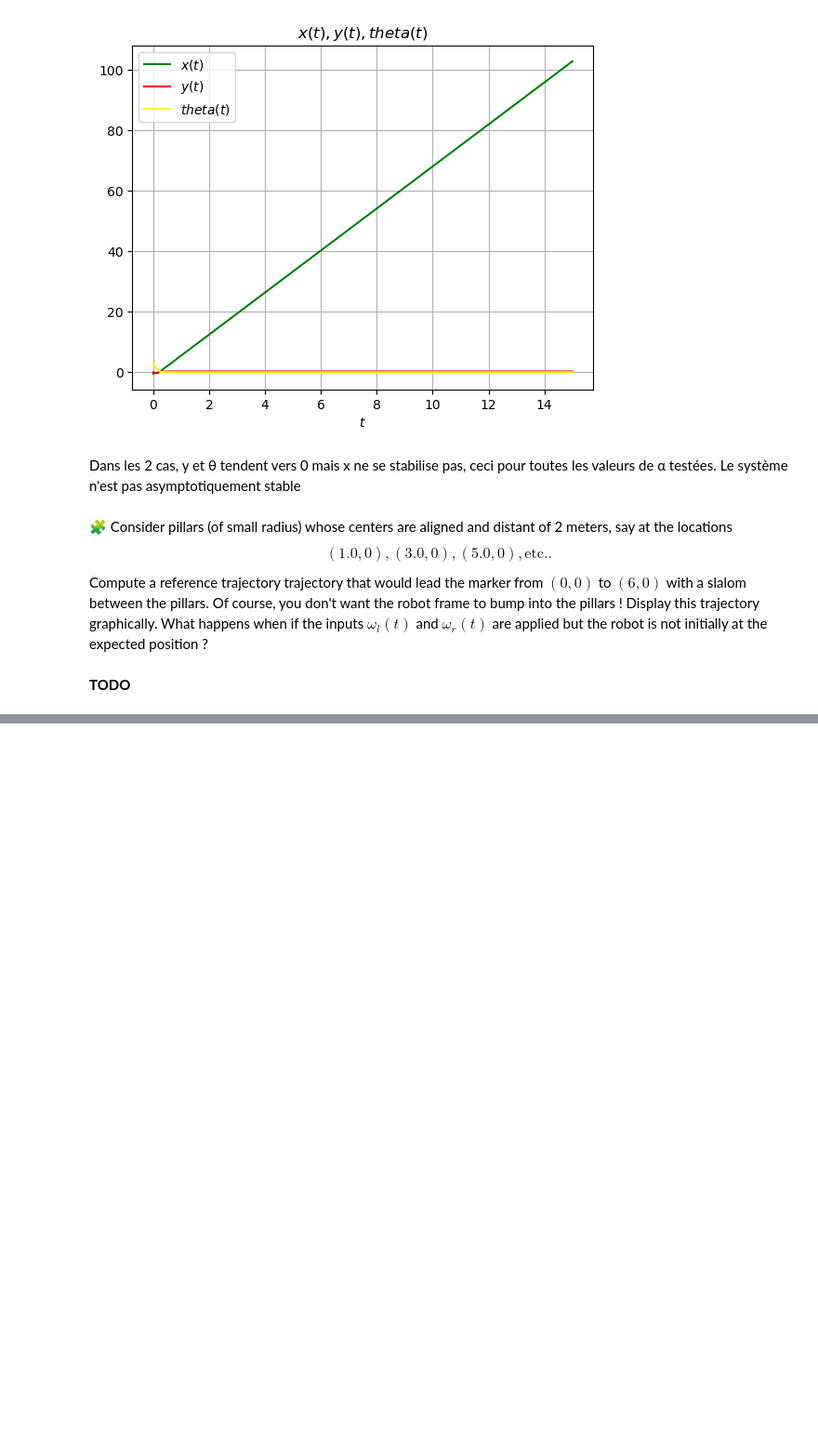
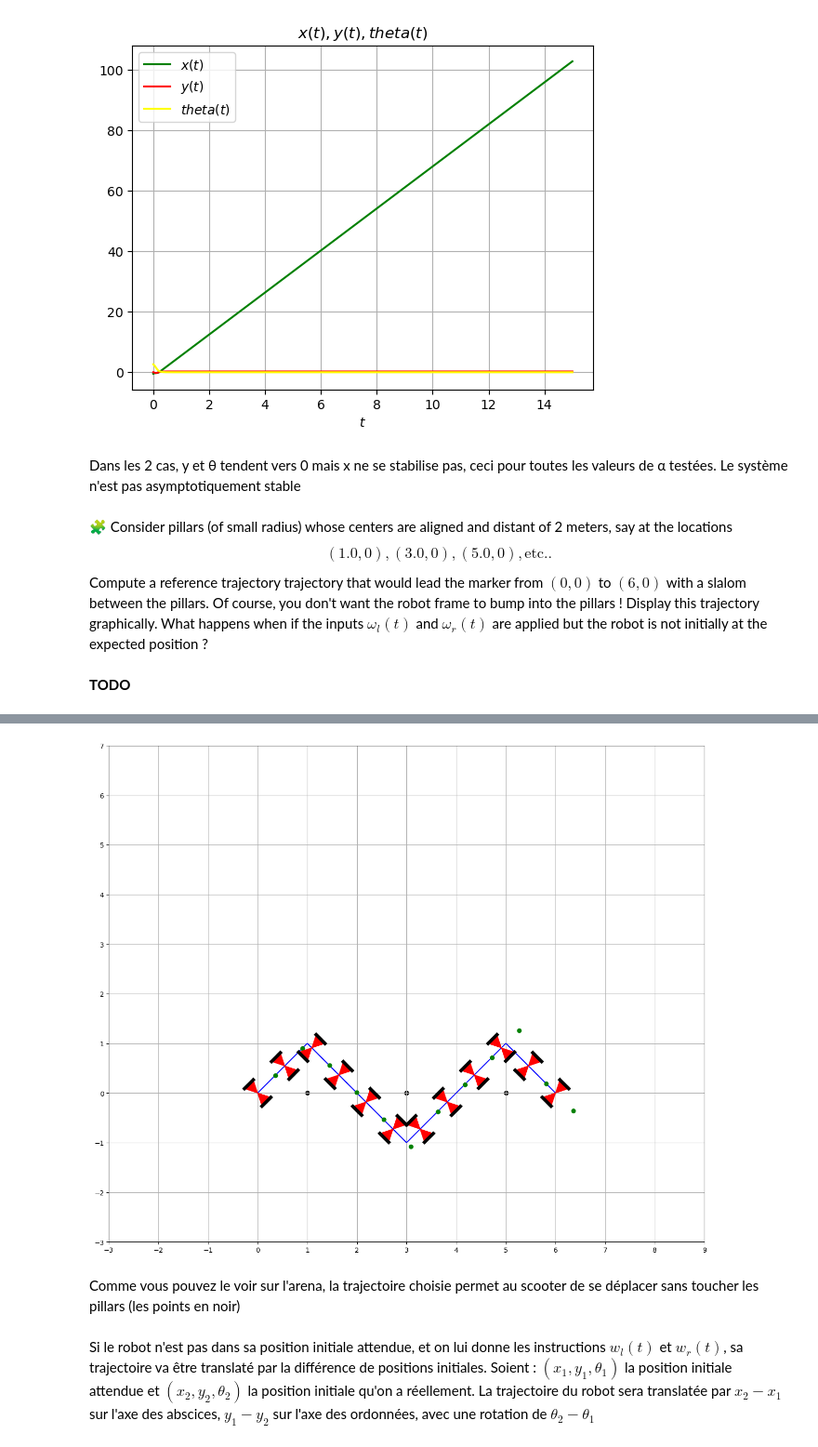
Before and after one commit to LahbibAll/control-engineering-with-python-project-2023-2024, a Jupyter notebook: Project-part-3.ipynb, the cells around one changed output, grey strips where cells are left out. Shown at 93% size. Drawn from its saved outputs; the diff is of its cells as text; code cells hidden in the pictures; blank space fills up the shorter version.

```diff
--- a/Project-part-3.ipynb
+++ b/Project-part-3.ipynb
@@ -1094,0 +1177,34 @@ Compute a reference trajectory trajectory that would lead the marker from $(0,0)
+# %%
+import matplotlib.pyplot as plt
+def f(x):
+    if 0 <= x <= 1:
+        return x, pi/4
+    if 1 < x < 3:
+        return 2 - x, -pi/4
+    if 3 <= x <= 5:
+        return x - 4, pi/4
+    if 5 < x <= 6:
+        return 6 - x, -pi/4
+    else:
+        return None  # Handle out-of-domain values
+
+draw_arena(-3, 9, -3, 7)
+
+x_values_1 = np.linspace(0, 6, 600)
+f_y_values = [f(x)[0] if f(x) is not None else None for x in x_values_1]
+
+# Plot the piecewise function curve
+plt.plot(x_values_1, f_y_values, label='$f(x)$', color='blue')
+special_points_x = [1, 3, 5]
+plt.scatter(special_points_x, [0, 0, 0], color='black')
+x_values = np.linspace(0, 6, 12)
+for x in x_values:
+  y, theta = f(x)
+  draw_scooter(x, y, theta)
+# %% [output]
+[figure, added]
+# %% [markdown]
+Comme vous pouvez le voir sur l'arena, la trajectoire choisie permet au scooter de se déplacer sans toucher les pillars (les points en noir)
+# %% [markdown]
+Si le robot n'est pas dans sa position initiale attendue, et on lui donne les instructions $w_l(t)$ et $w_r(t)$, sa trajectoire va être translaté par la différence de positions initiales.
+Soient : $(x_1,y_1,\theta_1)$ la position initiale attendue et $(x_2,y_2,\theta_2)$ la position initiale qu'on a réellement. La trajectoire du robot sera translatée par $x_2-x_1$ sur l'axe des abscices, $y_1-y_2$ sur l'axe des ordonnées, avec une rotation de $ \theta_2 - \theta_1 $
```
Also changed, not shown: parts of 6 cells of this notebook.
